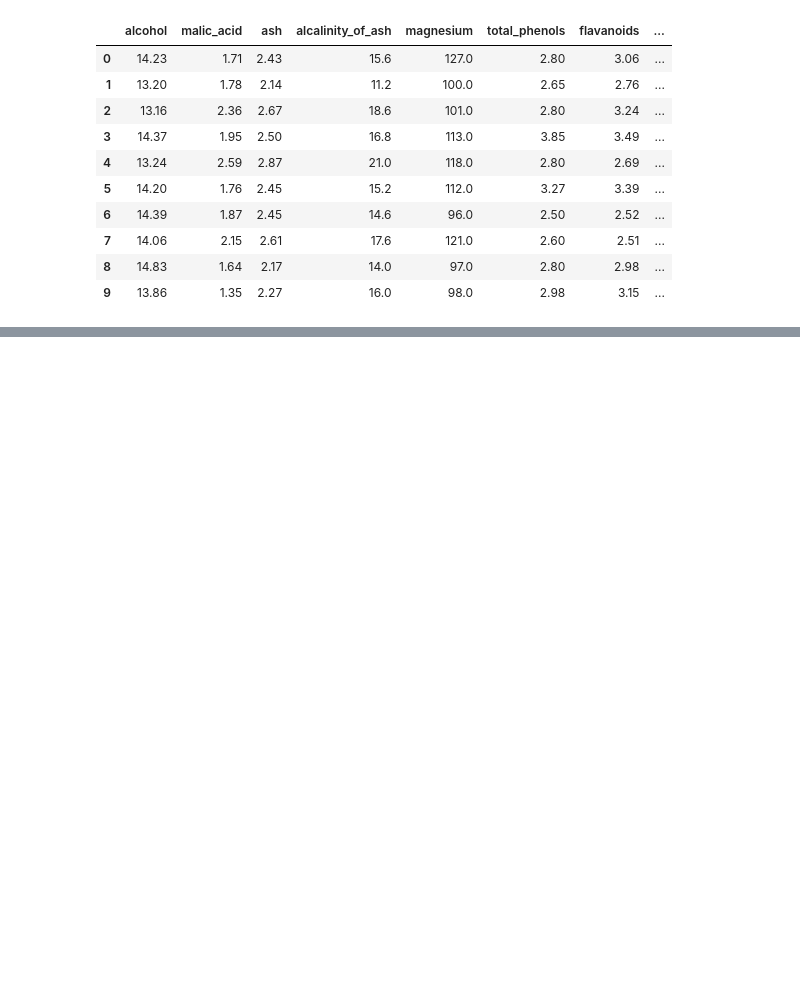
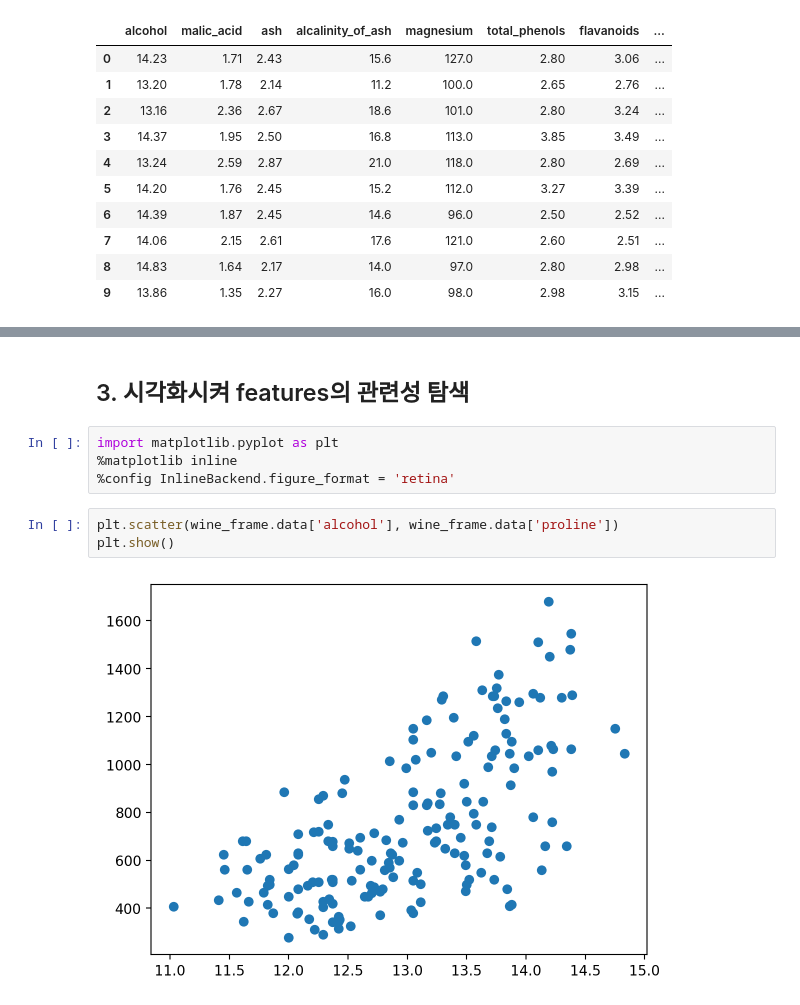
Before and after one commit to billygogo/aiffel_exploration, a Jupyter notebook: aiffel_exploration/Wine 데이타 깊이 보기.ipynb, the cells around one changed output, grey strips where cells are left out. Drawn from its saved outputs; the diff is of its cells as text; blank space fills up the shorter version.

```diff
--- a/aiffel_exploration/Wine 데이타 깊이 보기.ipynb
+++ b/aiffel_exploration/Wine 데이타 깊이 보기.ipynb
@@ -102,0 +133,11 @@ wine_frame.data.iloc[:10,]
+# %% [markdown]
+## 3. 시각화시켜 features의 관련성 탐색
+# %%
+import matplotlib.pyplot as plt
+%matplotlib inline
+%config InlineBackend.figure_format = 'retina'
+# %%
+plt.scatter(wine_frame.data['alcohol'], wine_frame.data['proline'])
+plt.show()
+# %% [output]
+[figure, added]
```
Also changed, not shown: parts of 17 cells of this notebook, 1 other file.
